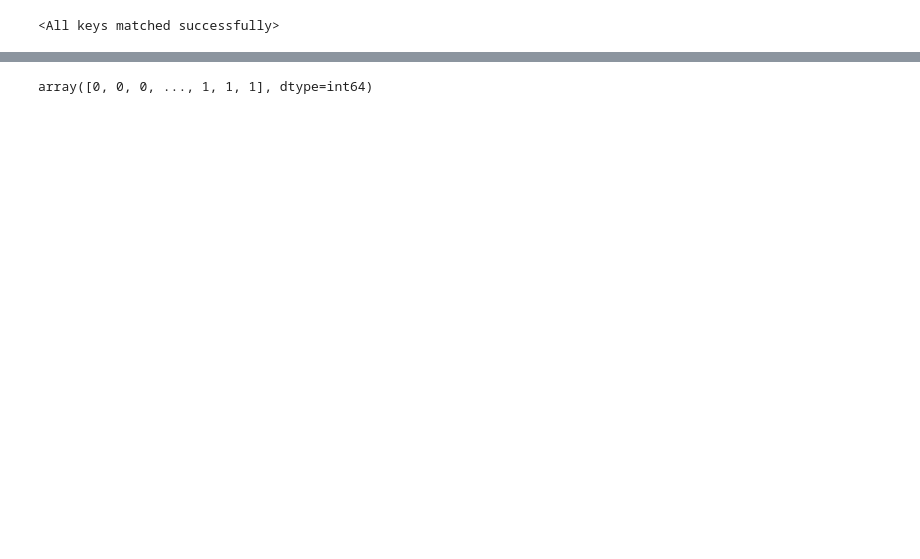
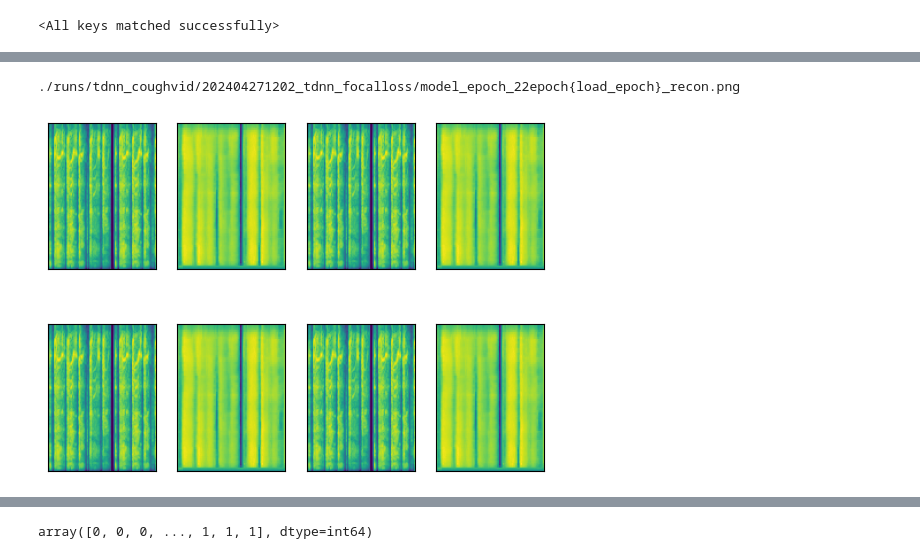
Before and after one commit to ZhaoKe1024/SoundDL-CoughVID, a Jupyter notebook: coughvid_gm_ae_infer.ipynb, the cells around one changed output, grey strips where cells are left out. Cells and saved outputs as stored; diff of their text form; code cells hidden in the pictures; blank space fills up the shorter version.

```diff
--- a/coughvid_gm_ae_infer.ipynb
+++ b/coughvid_gm_ae_infer.ipynb
@@ -142,3 +149,22 @@ plt.show()
+# %%
+x_recons, _, _, _ = model(x=x_mel)
+for x_idx in range(len(x_recons)):
+    plt.subplot(2, k, 2*x_idx+1)
+    plt.imshow(x_mel[x_idx, :,:,:].squeeze().transpose(0,1).detach().cpu().numpy())
+    plt.xticks([])
+    plt.yticks([])
+
+    plt.subplot(2, k, 2*x_idx+2)
+    x_recon = x_recons[x_idx,:,:,:].squeeze().transpose(0,1).detach().cpu().numpy()
+    plt.imshow(x_recon)
+    plt.xticks([])
+    plt.yticks([])
+print(resume_path+"epoch{load_epoch}_recon.png")
+plt.savefig(f"{resume_path}/epoch{load_epoch}_recon.png", format="png", dpi=300)
+plt.show()
+# %% [output]
+./runs/tdnn_coughvid/202404271202_tdnn_focalloss/model_epoch_22epoch{load_epoch}_recon.png
+[figure, added]
 # %%
 model.eval()
 tsne_input = []
```
Also changed, not shown: parts of 16 cells of this notebook, 4 other files.
